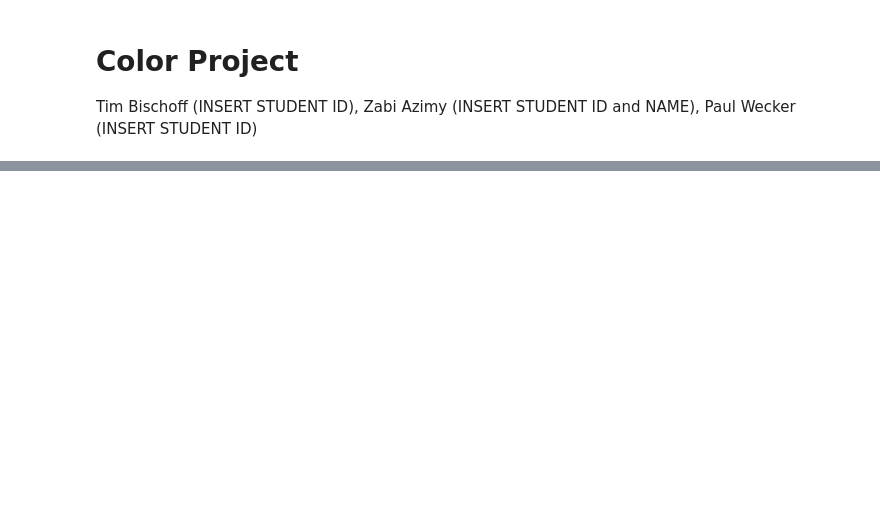
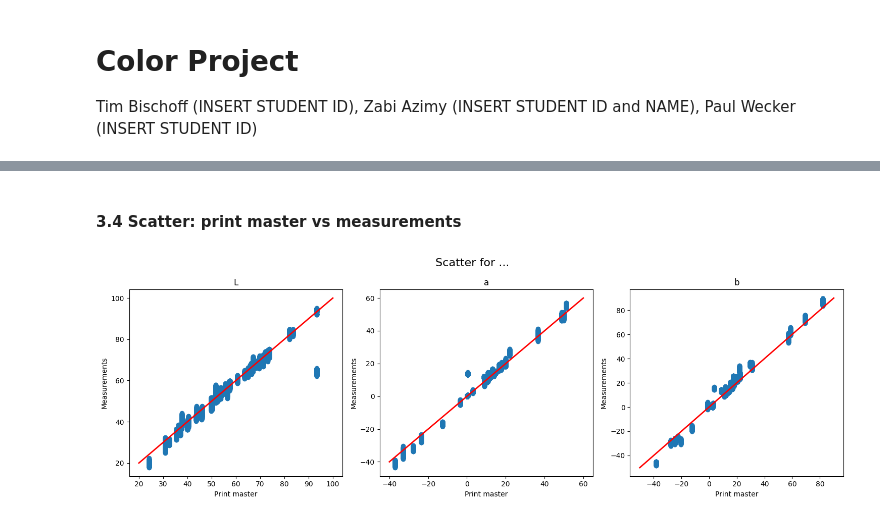
Before and after one commit to tkBischoff/DataViz, a Jupyter notebook: report.ipynb, the cells around one changed output, grey strips where cells are left out. Drawn from its saved outputs; the diff is of its cells as text; code cells hidden in the pictures; blank space fills up the shorter version.

```diff
--- a/report.ipynb
+++ b/report.ipynb
@@ -23,0 +53,3 @@ This is a sub paragraph, formatted in heading 3 style
+# %%
+def delta_e(L, a, b, L_m, a_m, b_m):
+    return np.sqrt( (L-L_m)**2 + (a-a_m)**2 + (b-b_m)**2)
@@ -23,0 +361,22 @@ This is a sub paragraph, formatted in heading 3 style
+# %% [markdown]
+#### 3.4 Scatter: print master vs measurements  <a class="anchor" id="3.4"></a>
+# %%
+fig, axes = plt.subplots(1, 3, figsize=(15, 5))
+for i, color in enumerate(["L", "a", "b"]):
+    x, y = create_scatter_data(master_colors, measurements, color)
+    axes[i].scatter(x, y)
+    if color == "L":
+        axes[i].plot([20, 100], [20, 100], color='red', linestyle='-', linewidth=2)
+    elif color == "a":
+        axes[i].plot([-40, 60], [-40, 60], color='red', linestyle='-', linewidth=2)
+    else:
+        axes[i].plot([-50, 90], [-50, 90], color='red', linestyle='-', linewidth=2)
+    axes[i].set_title(f"{color}")
+    axes[i].set_xlabel("Print master")
+    axes[i].set_ylabel("Measurements")
+
+fig.suptitle("Scatter for ...", fontsize=16)
+plt.tight_layout()
+plt.show()
+# %% [output]
+[figure, added]
```
Also changed, not shown: parts of 37 cells of this notebook.
